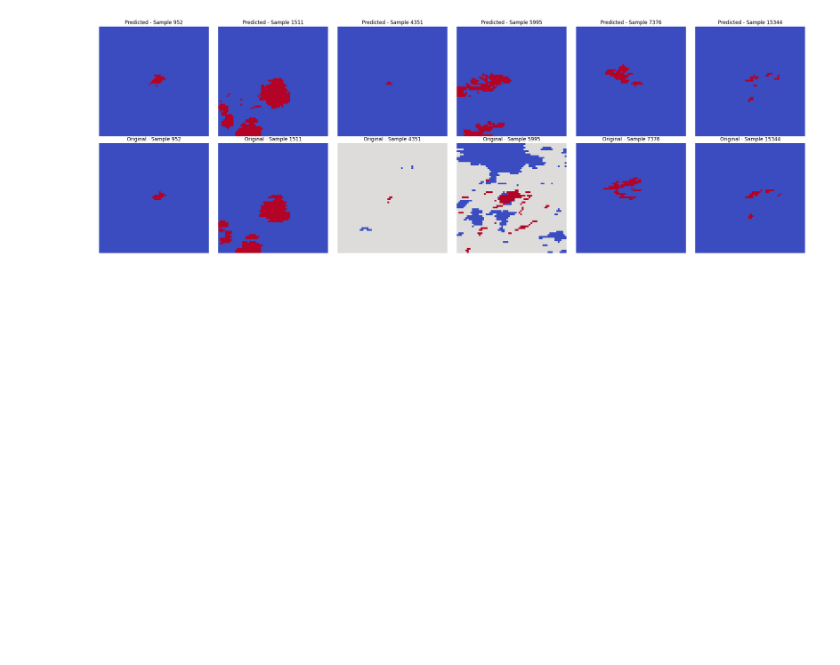
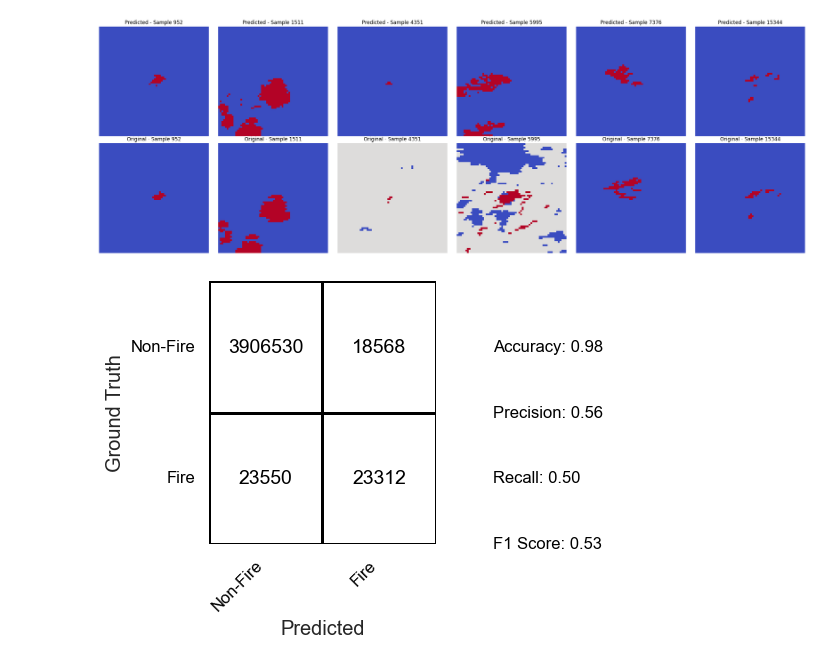
Before and after one commit to AdrianHauser/ESC403_Project, a Jupyter notebook: src/RandomForest/RandomForest.ipynb, the cells around one changed output. Saved outputs shown, nothing was run; the diff lists cells and outputs as text; code cells hidden in the pictures; blank space fills up the shorter version.

Commit message:
Random Forest and Exploratory Data Anlaysis

```diff
--- a/src/RandomForest/RandomForest.ipynb
+++ b/src/RandomForest/RandomForest.ipynb
@@ -700,3 +700,41 @@ plt.tight_layout()
 plt.show()
 # %% [output]
 [figure]
+# %%
+import numpy as np
+import pandas as pd
+import matplotlib.pyplot as plt
+import seaborn as sns
+
+# Hardcoded confusion matrix values and performance metrics
+conf_matrix = np.array([[3906530, 18568], [23550, 23312]])
+accuracy = 0.98
+precision = 0.56
+recall = 0.50
+f1_score = 0.53
+
+# Labels for the axes
+class_labels = ['Non-Fire', 'Fire']
+
+# Create a pandas dataframe for the confusion matrix to use in Seaborn plotting
+df_cm = pd.DataFrame(conf_matrix, index=class_labels, columns=class_labels)
+
+# Plotting the confusion matrix
+plt.figure(figsize=(6, 4))
+sns.set(font_scale=1.2)  # Adjust font size
+heatmap = sns.heatmap(df_cm, annot=True, annot_kws={"size": 14, "color": "black"}, fmt='d', cbar=False, cmap=['white'], linewidths=2, linecolor='black')
+heatmap.set_facecolor('white')  # Explicitly set the background color of the heatmap to white
+heatmap.yaxis.set_ticklabels(heatmap.yaxis.get_ticklabels(), rotation=0, ha='right', fontsize=12, color="black")
+heatmap.xaxis.set_ticklabels(heatmap.xaxis.get_ticklabels(), rotation=45, ha='right', fontsize=12, color="black")
+plt.ylabel('Ground Truth')
+plt.xlabel('Predicted')
+# Adding text for accuracy, precision, recall, and F1 score
+plt.text(2.5, 0.5, f'Accuracy: {accuracy:.2f}', fontsize=12, va='center', color='black')
+plt.text(2.5, 1, f'Precision: {precision:.2f}', fontsize=12, va='center', color='black')
+plt.text(2.5, 1.5, f'Recall: {recall:.2f}', fontsize=12, va='center', color='black')
+plt.text(2.5, 2, f'F1 Score: {f1_score:.2f}', fontsize=12, va='center', color='black')
+
+plt.tight_layout()
+plt.show()
+# %% [output]
+[figure, added]
```
